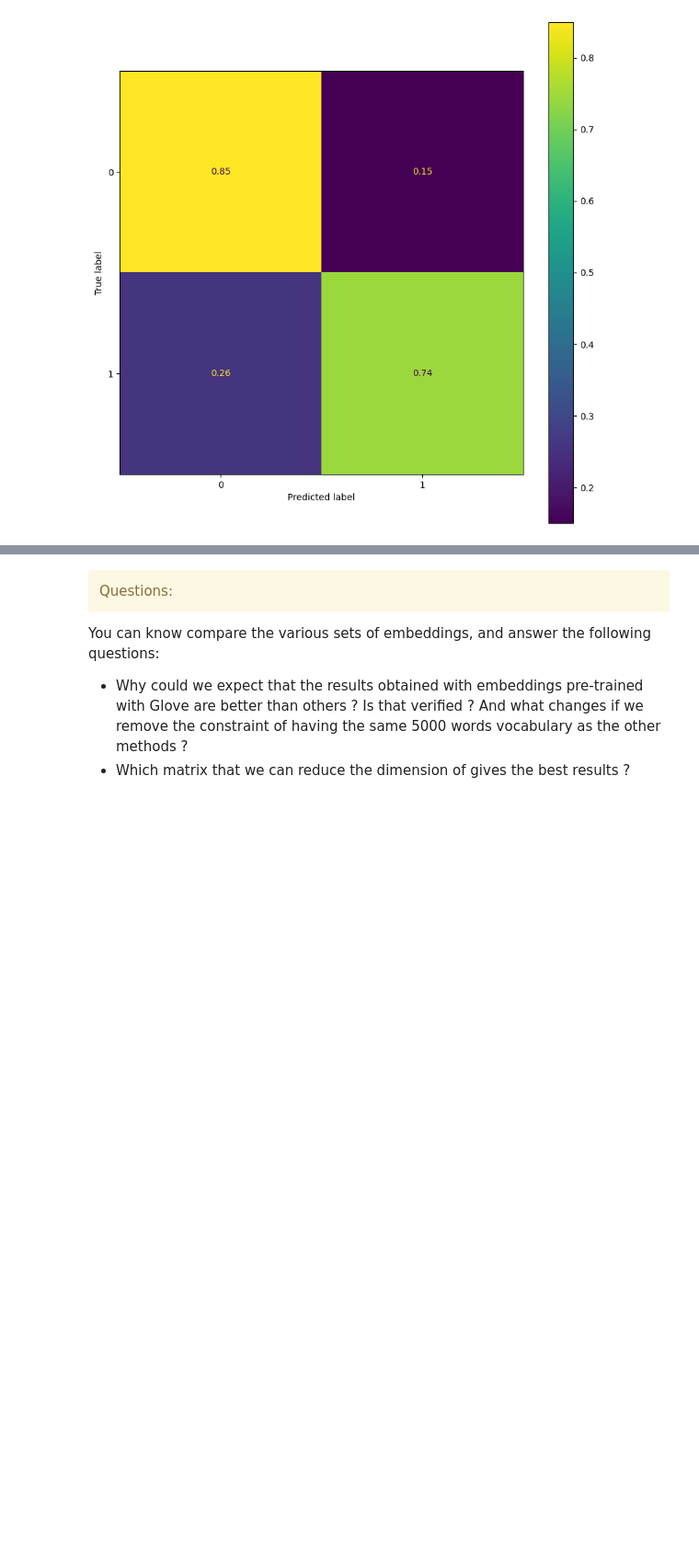
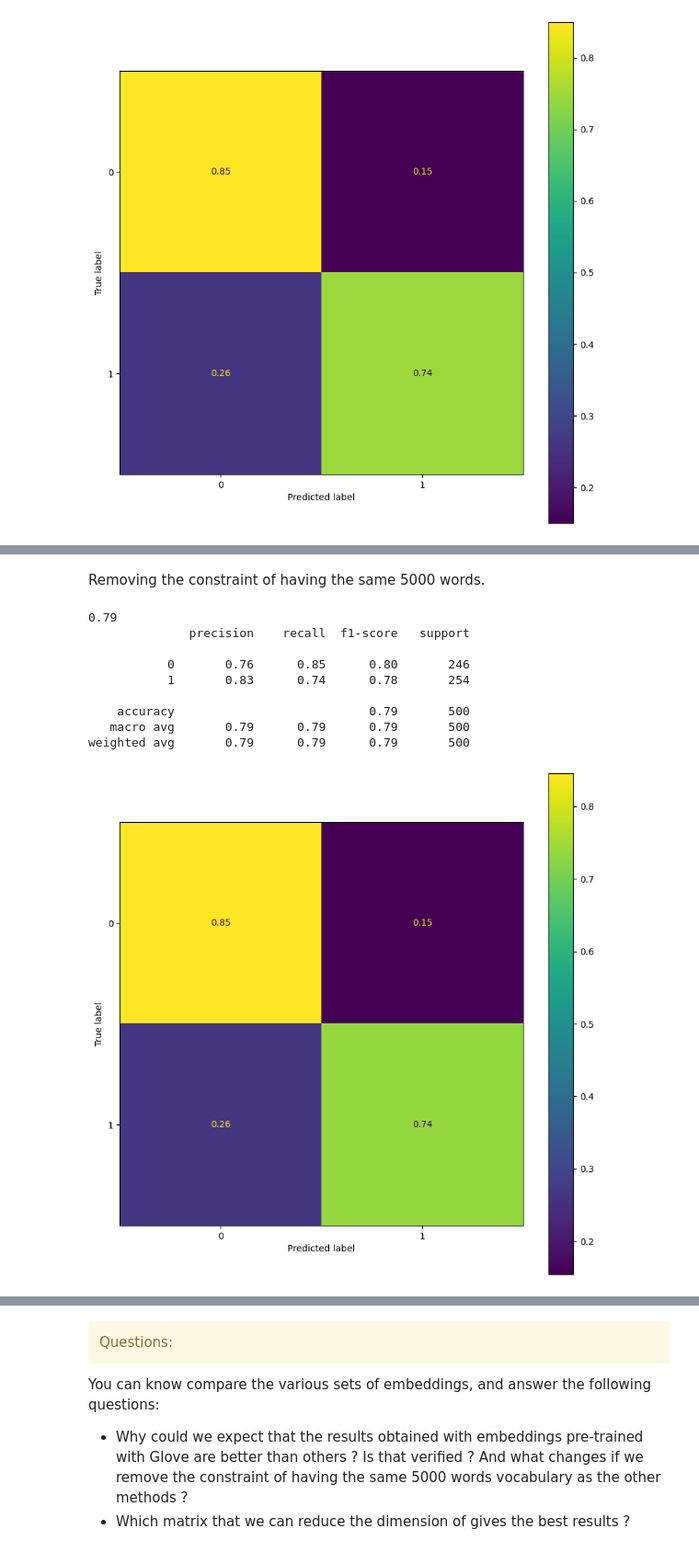
Before and after one commit to V-kr0pt/Data-Science, a Jupyter notebook: SD-TSIA-214 - Machine Learning for Text Mining/TP_Embeddings_for_Sentiment_Analysis_SD-TSIA-214_students_UPDATED.ipynb, the cells around one changed output, grey strips where cells are left out. Shown at 92% size. Cells and saved outputs as stored; diff of their text form; code cells hidden in the pictures; blank space fills up the shorter version.

```diff
--- a/SD-TSIA-214 - Machine Learning for Text Mining/TP_Embeddings_for_Sentiment_Analysis_SD-TSIA-214_students_UPDATED.ipynb
+++ b/SD-TSIA-214 - Machine Learning for Text Mining/TP_Embeddings_for_Sentiment_Analysis_SD-TSIA-214_students_UPDATED.ipynb
@@ -1284,0 +1313,28 @@ weighted avg       0.80      0.80      0.80       500
+# %% [markdown]
+Removing the constraint of having the same 5000 words.
+# %%
+GloveEmbeddings = get_glove_adapted_embeddings(loaded_glove_model, vocab)
+rep = sentence_representations(train_texts_splt, vocab, GloveEmbeddings)
+clf = LogisticRegression().fit(rep, train_labels_splt)
+rep_test = sentence_representations(val_texts, vocab, GloveEmbeddings)
+test_pred = clf.predict(rep_test)
+print(clf.score(rep_test, val_labels))
+
+print(classification_report(val_labels, test_pred))
+cm = confusion_matrix(val_labels, test_pred, normalize='true')
+
+fig, ax = plt.subplots(figsize=(10, 10))
+disp = ConfusionMatrixDisplay(confusion_matrix=cm)
+disp.plot(ax=ax)
+plt.show()
+# %% [output]
+0.79
+              precision    recall  f1-score   support
+
+           0       0.76      0.85      0.80       246
+           1       0.83      0.74      0.78       254
+
+    accuracy                           0.79       500
+   macro avg       0.79      0.79      0.79       500
+weighted avg       0.79      0.79      0.79       500
+[figure, added]
```
Also changed, not shown: parts of 5 cells of this notebook.
